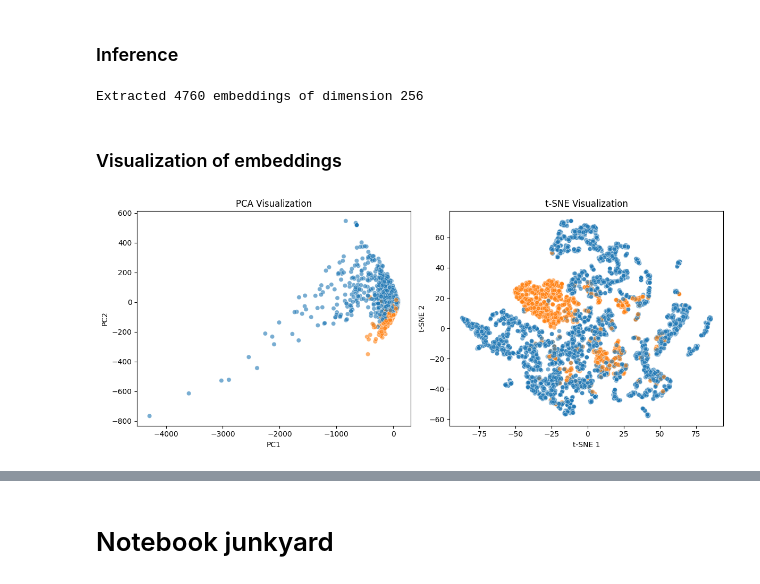
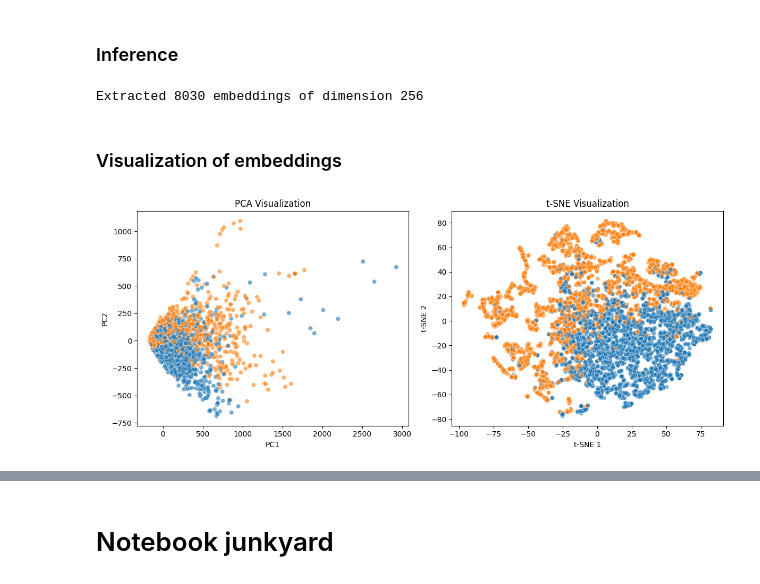
Before and after one commit to tmuehlen80/graph_coverage, a Jupyter notebook: Notebooks/carla/graph_embeddings.ipynb, the cells around one changed output, grey strips where cells are left out. Cells and saved outputs as stored; diff of their text form; code cells hidden in the pictures.

Commit message:
redo embeddings with new argoverse mapgraphs, do a subgraph isomorphism nb

```diff
--- a/Notebooks/carla/graph_embeddings.ipynb
+++ b/Notebooks/carla/graph_embeddings.ipynb
@@ -198,0 +199,25 @@ Epoch 24, Loss: 0.0835
+# %%
+optimizer = torch.optim.Adam(model.parameters(), lr=0.0001)
+for epoch in range(10):
+    total_loss = 0
+
+    for batch in train_loader:
+        batch = batch[0].to(device)
+        aug_batch = augment_graph(batch).to(device)
+
+        optimizer.zero_grad()
+
+        outputs1 = model(batch)
+        outputs2 = model(aug_batch)
+
+        loss = contrastive_loss(outputs1['projection'], outputs2['projection'])
+        loss.backward()
+        optimizer.step()
+
+        total_loss += loss.item()
+
+    # if epoch % 1 == 0:
+    print(f'Epoch {epoch}, Loss: {total_loss/len(train_loader):.4f}')
+
+# Save model
+# torch.save(model.state_dict(), 'gine_model.pth')
@@ -216,12 +252,12 @@ with torch.no_grad():
 final_embeddings = torch.cat(all_embeddings, dim=0)
 print(f'Extracted {final_embeddings.shape[0]} embeddings of dimension {final_embeddings.shape[1]}')
 # %% [output]
-Extracted 4760 embeddings of dimension 256
+Extracted 8030 embeddings of dimension 256
 # %%
 graph_dates = [path.split("/")[-1].split("_")[1] for path in all_paths]
 #all_paths
 # %%
-graph_dates = [path.split("/")[6] for path in all_paths]
+graph_type = [path.split("/")[6] for path in all_paths]
 # %% [markdown]
 ### Visualization of embeddings
 # %%
@@ -235,38 +271,38 @@ pca_result = pca.fit_transform(embeddings_np)
 
 pca_df = pd.DataFrame(pca_result)
 pca_df.columns = ["pca1", "pca2"]
-pca_df["timestamp"] = graph_dates
+pca_df["graph_type"] = graph_type
 pca_df["graph_path"] = all_paths
 pca_df.head()
 
 plt.figure(figsize=(12, 5))
 
 plt.subplot(1, 2, 1)
-sns.scatterplot(x="pca1", y="pca2", alpha=0.6, hue="timestamp", legend = False, data=pca_df)
+sns.scatterplot(x="pca1", y="pca2", alpha=0.6, hue="graph_type", legend = False, data=pca_df)
 #plt.scatter(pca_result[:, 0], pca_result[:, 1], alpha=0.6)
 plt.title('PCA Visualization')
 plt.xlabel('PC1')
 plt.ylabel('PC2')
 
 # t-SNE
 tsne = TSNE(n_components=2, random_state=42, perplexity=30)
 tsne_result = tsne.fit_transform(embeddings_np)
 tsne_df = pd.DataFrame(tsne_result)
 tsne_df.columns = ["tsne1", "tsne2"]
-tsne_df["timestamp"] = graph_dates
+tsne_df["graph_type"] = graph_type
 tsne_df["graph_path"] = all_paths
 
 plt.subplot(1, 2, 2)
 # plt.scatter(tsne_result[:, 0], tsne_result[:, 1], alpha=0.6)
-sns.scatterplot(x="tsne1", y="tsne2", alpha=0.6, hue="timestamp", legend = False, data=tsne_df)
+sns.scatterplot(x="tsne1", y="tsne2", alpha=0.6, hue="graph_type", legend = False, data=tsne_df)
 plt.title('t-SNE Visualization')
 plt.xlabel('t-SNE 1')
 plt.ylabel('t-SNE 2')
 
 plt.tight_layout()
 plt.show()
 # %% [output]
-[figure, old version]
+[figure, new version]
 # %%
 os.getcwd()
 os.chdir("../..")
```
Also changed, not shown: parts of 13 cells of this notebook, 3 other files.
